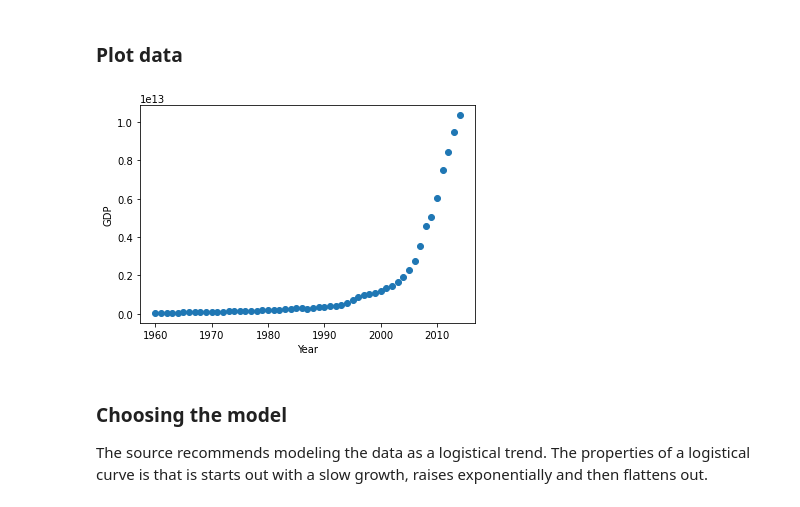
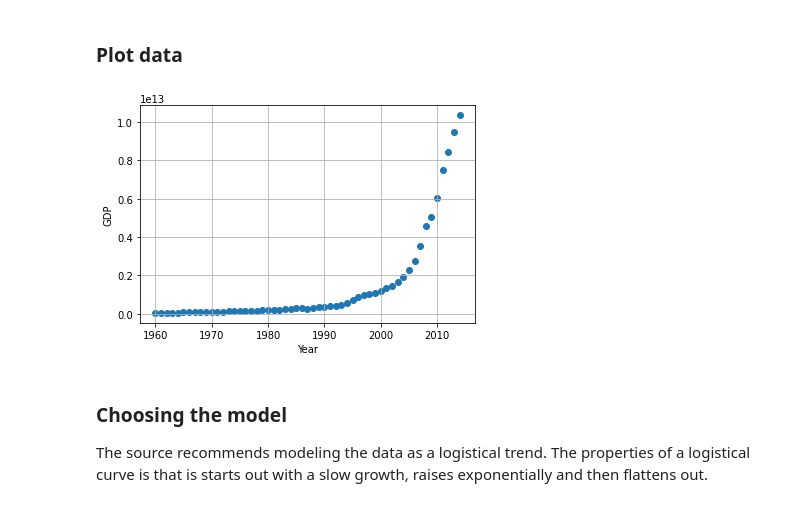
Before and after one commit to AnielShri/ML0101EN, a Jupyter notebook: notebooks/M02L02-Non_Linear_Regression.ipynb, the cells around one changed output. Saved outputs shown, nothing was run; the diff lists cells and outputs as text; code cells hidden in the pictures.

```diff
--- a/notebooks/M02L02-Non_Linear_Regression.ipynb
+++ b/notebooks/M02L02-Non_Linear_Regression.ipynb
@@ -152,12 +152,13 @@ data.head(10)
 # %%
 x_data, y_data = (data["Year"].values, data["Value"].values)
 
 plt.scatter(x_data, y_data)
 plt.xlabel("Year")
 plt.ylabel("GDP")
+plt.grid()
 plt.show()
 # %% [output]
-[figure, old version]
+[figure, new version]
 # %% [markdown]
 ### Choosing the model
 
```
Also changed, not shown: parts of 13 cells of this notebook.
